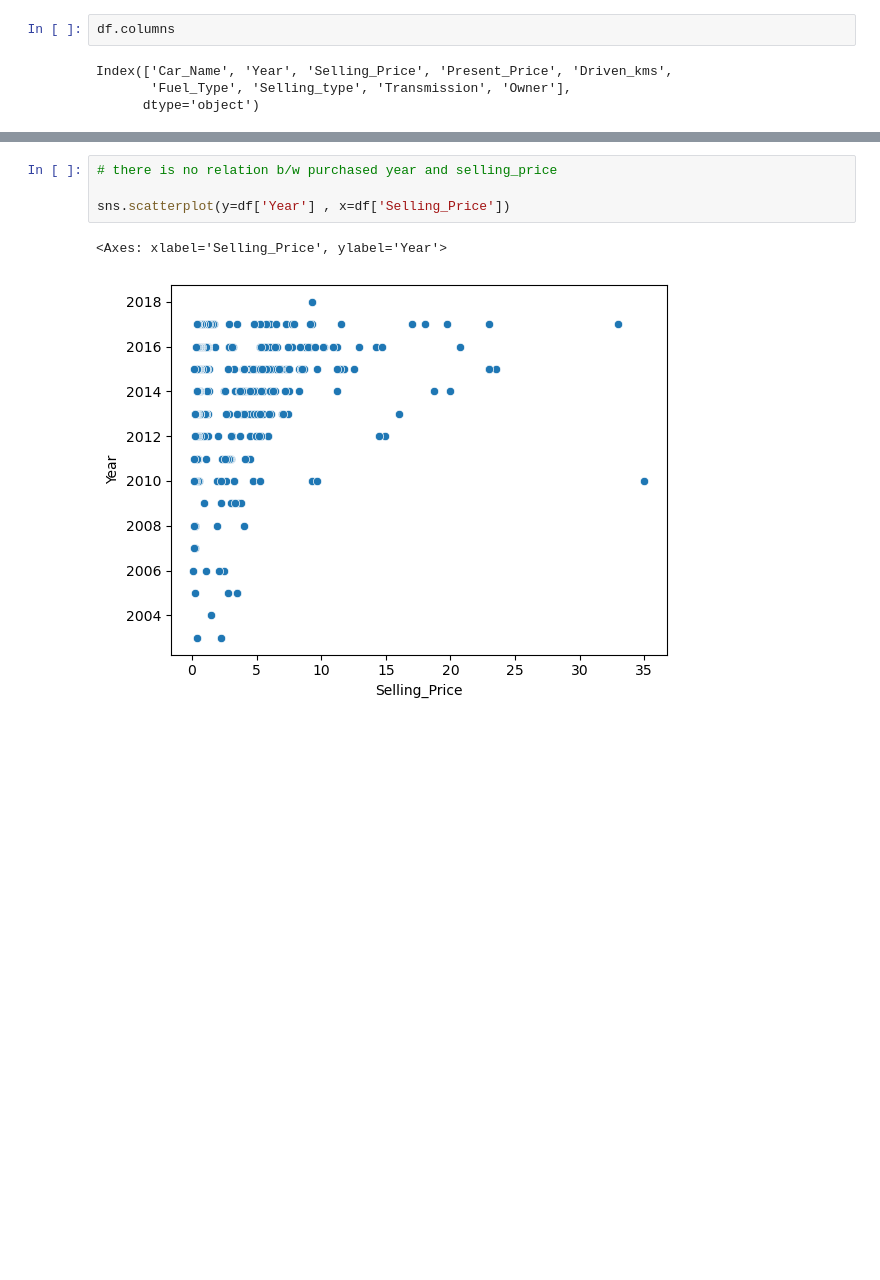
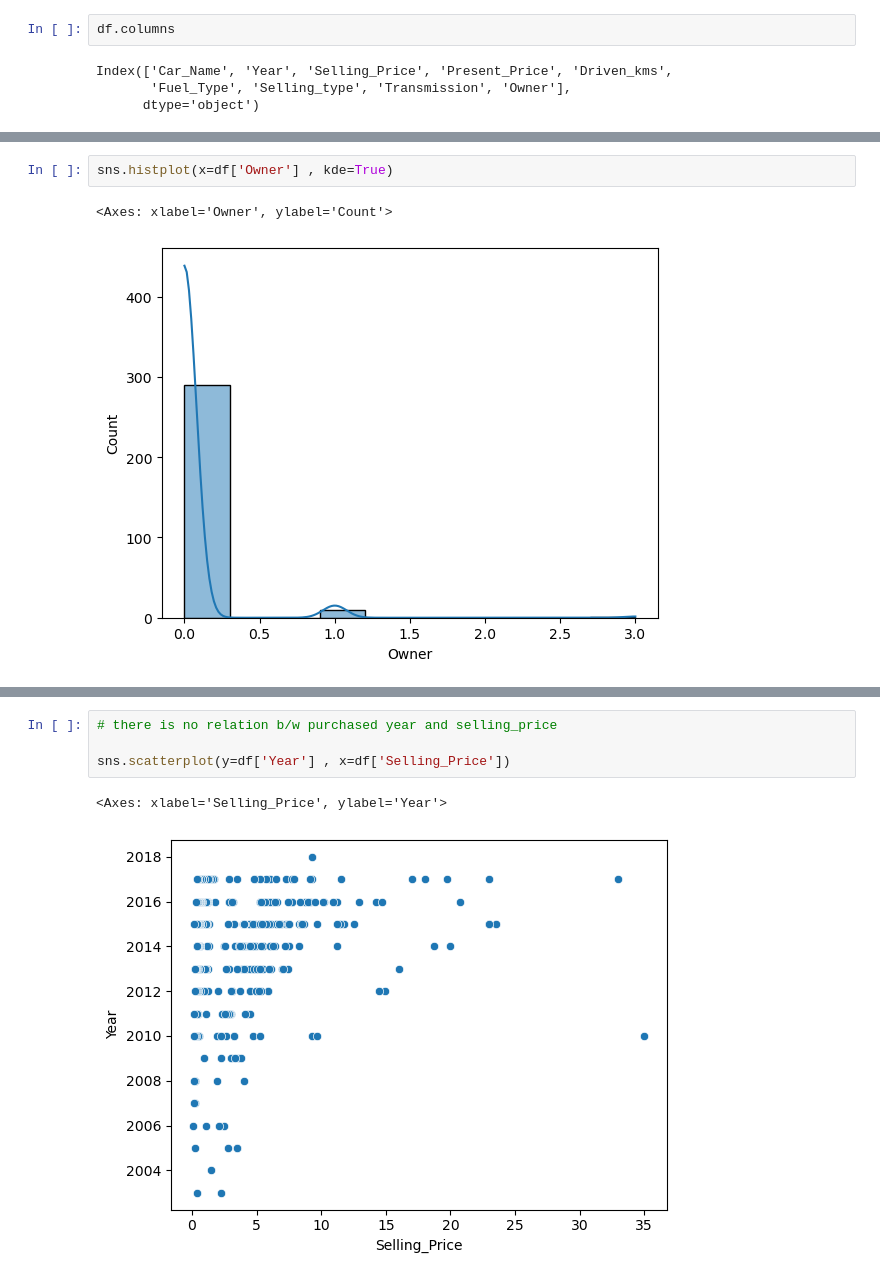
Before and after one commit to aumpanara-art/Car-Price-Prediction-with-M.L., a Jupyter notebook: Car-Prediction.ipynb, the cells around one changed output, grey strips where cells are left out. Cells and saved outputs as stored; diff of their text form; blank space fills up the shorter version.

```diff
--- a/Car-Prediction.ipynb
+++ b/Car-Prediction.ipynb
@@ -107,0 +145,5 @@ Index(['Car_Name', 'Year', 'Selling_Price', 'Present_Price', 'Driven_kms',
+# %%
+sns.histplot(x=df['Owner'] , kde=True)
+# %% [output]
+<Axes: xlabel='Owner', ylabel='Count'>
+[figure, added]
```
Also changed, not shown: parts of 13 cells of this notebook.
